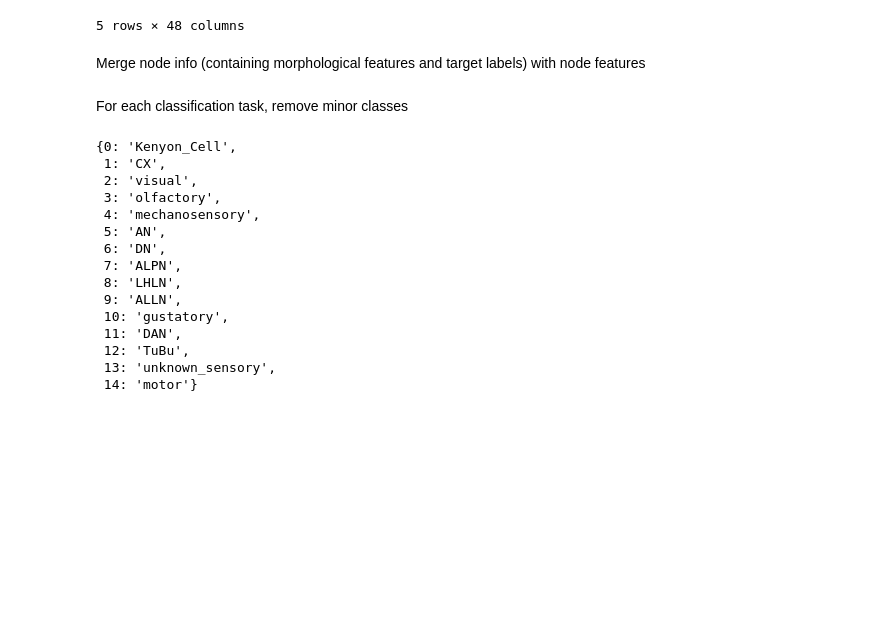
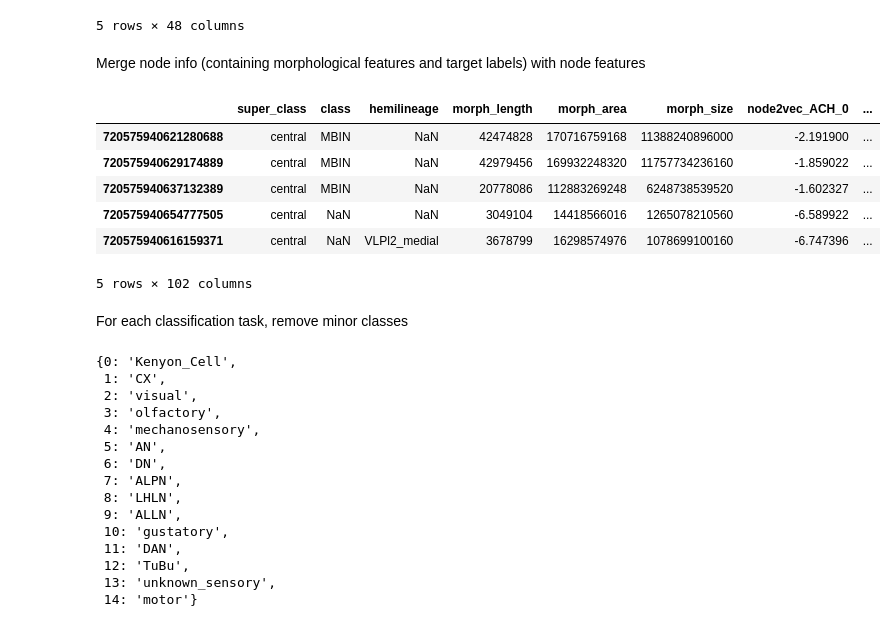
Before and after one commit to ernestoBocini/Drosophila-Brain-Wiring-Diagram-GAT, a Jupyter notebook: notebooks/20230607_exploration.ipynb, the cells around one changed output. Drawn from its saved outputs; the diff is of its cells as text; code cells hidden in the pictures; blank space fills up the shorter version.

```diff
--- a/notebooks/20230607_exploration.ipynb
+++ b/notebooks/20230607_exploration.ipynb
@@ -45,6 +53,16 @@ node_info_merged = node_info_merged.rename(
         "length_nm": "morph_length", "area_nm": "morph_area", "size_nm": "morph_size"
     }
 )
+# %%
+node_info_merged.head()
+# %% [output]
+|  | super_class | class | hemilineage | morph_length | morph_area | morph_size | node2vec_ACH_0 | ... |
+| 720575940621280688 | central | MBIN | NaN | 42474828 | 170716759168 | 11388240896000 | -2.191900 | ... |
+| 720575940629174889 | central | MBIN | NaN | 42979456 | 169932248320 | 11757734236160 | -1.859022 | ... |
+| 720575940637132389 | central | MBIN | NaN | 20778086 | 112883269248 | 6248738539520 | -1.602327 | ... |
+| 720575940654777505 | central | NaN | NaN | 3049104 | 14418566016 | 1265078210560 | -6.589922 | ... |
+| 720575940616159371 | central | NaN | VLPl2_medial | 3678799 | 16298574976 | 1078699100160 | -6.747396 | ... |
+5 rows × 102 columns
 # %% [markdown]
 For each classification task, remove minor classes
 # %%
```
Also changed, not shown: parts of 8 cells of this notebook.
